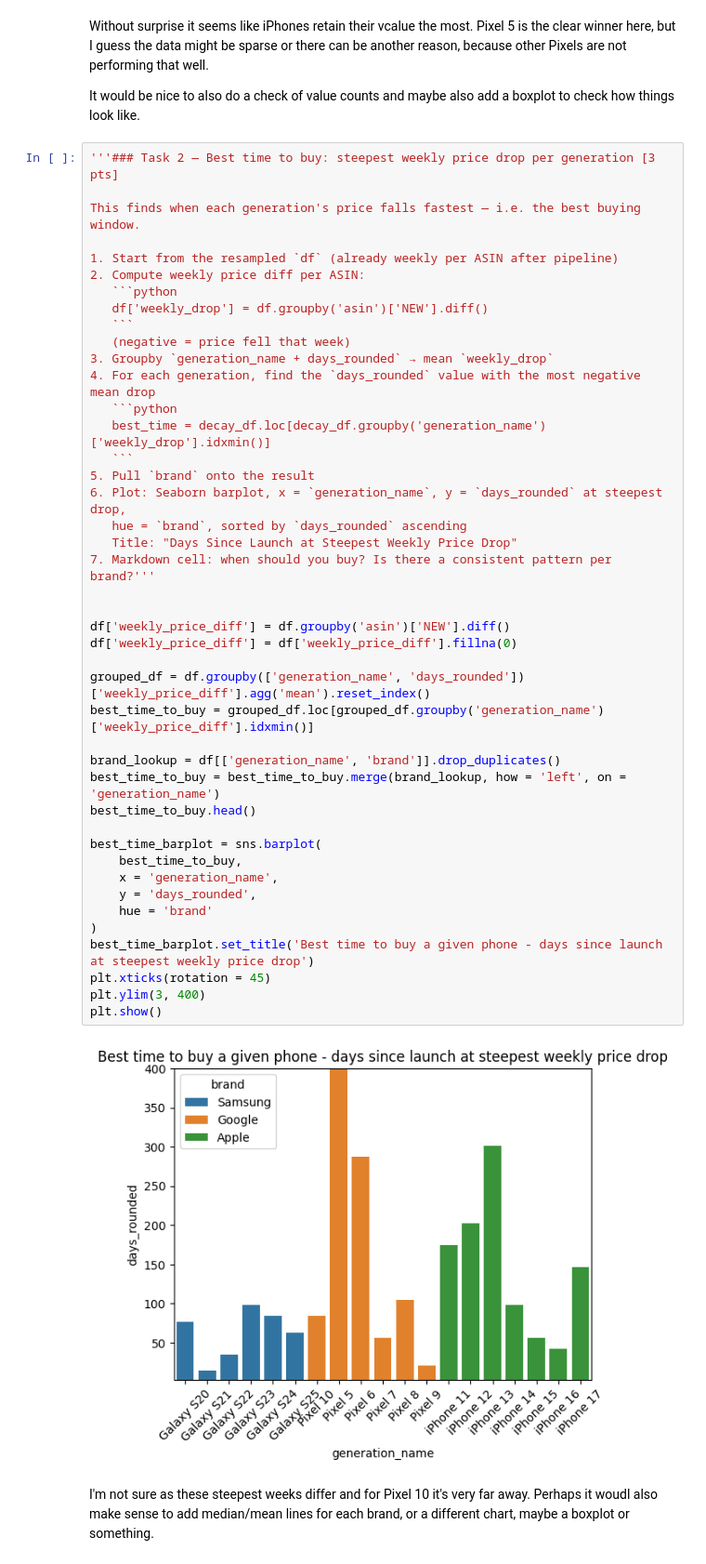
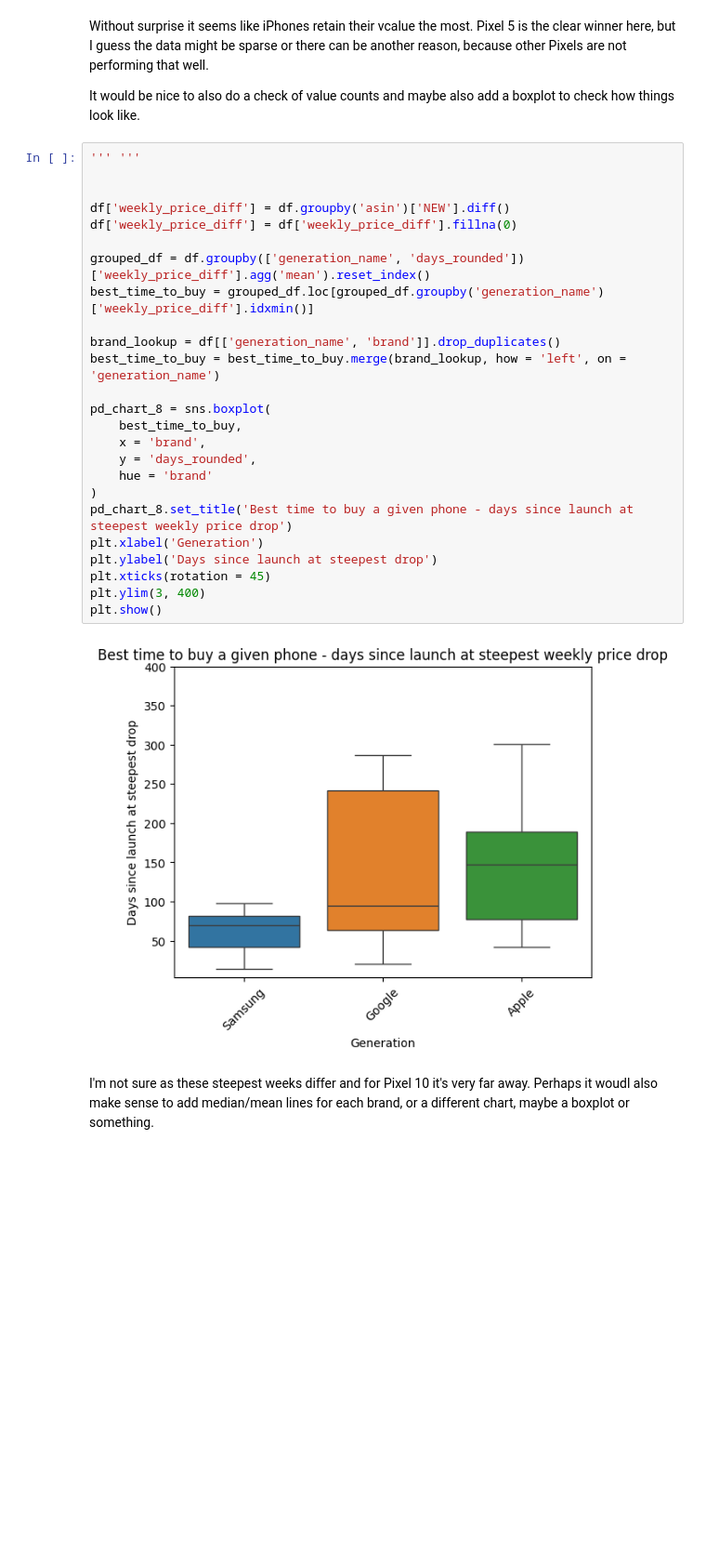
Before and after one commit to ady7ady7/python_agentic_learning, a Jupyter notebook: project1_phones_sales_analytics/notebooks/04_interactive_charts.ipynb, the cells around one changed output. Shown at 93% size. Saved outputs shown, nothing was run; the diff lists cells and outputs as text; blank space fills up the shorter version.

````diff
--- a/project1_phones_sales_analytics/notebooks/04_interactive_charts.ipynb
+++ b/project1_phones_sales_analytics/notebooks/04_interactive_charts.ipynb
@@ -406,49 +369,31 @@ Without surprise it seems like iPhones retain their vcalue the most. Pixel 5 is
 
 It would be nice to also do a check of value counts and maybe also add a boxplot to check how things look like.
 # %%
-'''### Task 2 — Best time to buy: steepest weekly price drop per generation [3 pts]
-
-This finds when each generation's price falls fastest — i.e. the best buying window.
-
-1. Start from the resampled `df` (already weekly per ASIN after pipeline)
-2. Compute weekly price diff per ASIN:
-   ```python
-   df['weekly_drop'] = df.groupby('asin')['NEW'].diff()
-   ```
-   (negative = price fell that week)
-3. Groupby `generation_name + days_rounded` → mean `weekly_drop`
-4. For each generation, find the `days_rounded` value with the most negative mean drop
-   ```python
-   best_time = decay_df.loc[decay_df.groupby('generation_name')['weekly_drop'].idxmin()]
-   ```
-5. Pull `brand` onto the result
-6. Plot: Seaborn barplot, x = `generation_name`, y = `days_rounded` at steepest drop,
-   hue = `brand`, sorted by `days_rounded` ascending
-   Title: "Days Since Launch at Steepest Weekly Price Drop"
-7. Markdown cell: when should you buy? Is there a consistent pattern per brand?'''
+''' '''
 
 
 df['weekly_price_diff'] = df.groupby('asin')['NEW'].diff()
 df['weekly_price_diff'] = df['weekly_price_diff'].fillna(0)
 
 grouped_df = df.groupby(['generation_name', 'days_rounded'])['weekly_price_diff'].agg('mean').reset_index()
 best_time_to_buy = grouped_df.loc[grouped_df.groupby('generation_name')['weekly_price_diff'].idxmin()]
 
 brand_lookup = df[['generation_name', 'brand']].drop_duplicates()
 best_time_to_buy = best_time_to_buy.merge(brand_lookup, how = 'left', on = 'generation_name')
-best_time_to_buy.head()
 
-best_time_barplot = sns.barplot(
+pd_chart_8 = sns.boxplot(
     best_time_to_buy,
-    x = 'generation_name',
+    x = 'brand',
     y = 'days_rounded',
     hue = 'brand'
 )
-best_time_barplot.set_title('Best time to buy a given phone - days since launch at steepest weekly price drop')
+pd_chart_8.set_title('Best time to buy a given phone - days since launch at steepest weekly price drop')
+plt.xlabel('Generation')
+plt.ylabel('Days since launch at steepest drop')
 plt.xticks(rotation = 45)
 plt.ylim(3, 400)
 plt.show()
 # %% [output]
-[figure, old version]
+[figure, new version]
 # %% [markdown]
 I'm not sure as these steepest weeks differ and for Pixel 10 it's very far away. Perhaps it woudl also make sense to add median/mean lines for each brand, or a different chart, maybe a boxplot or something.
````
Also changed, not shown: parts of 12 cells of this notebook, 2 other files.
